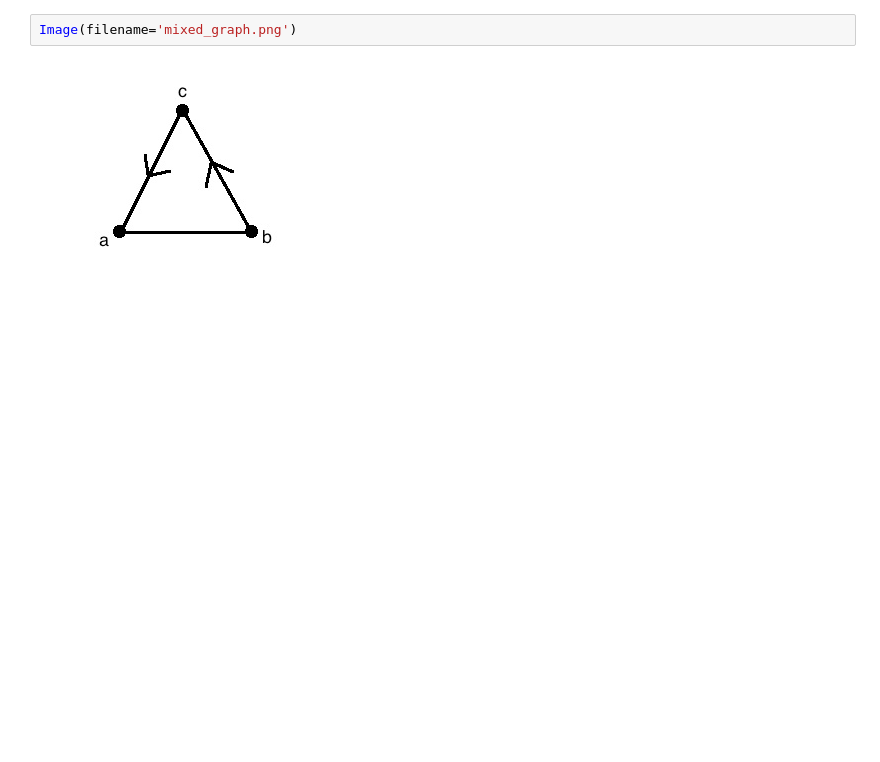
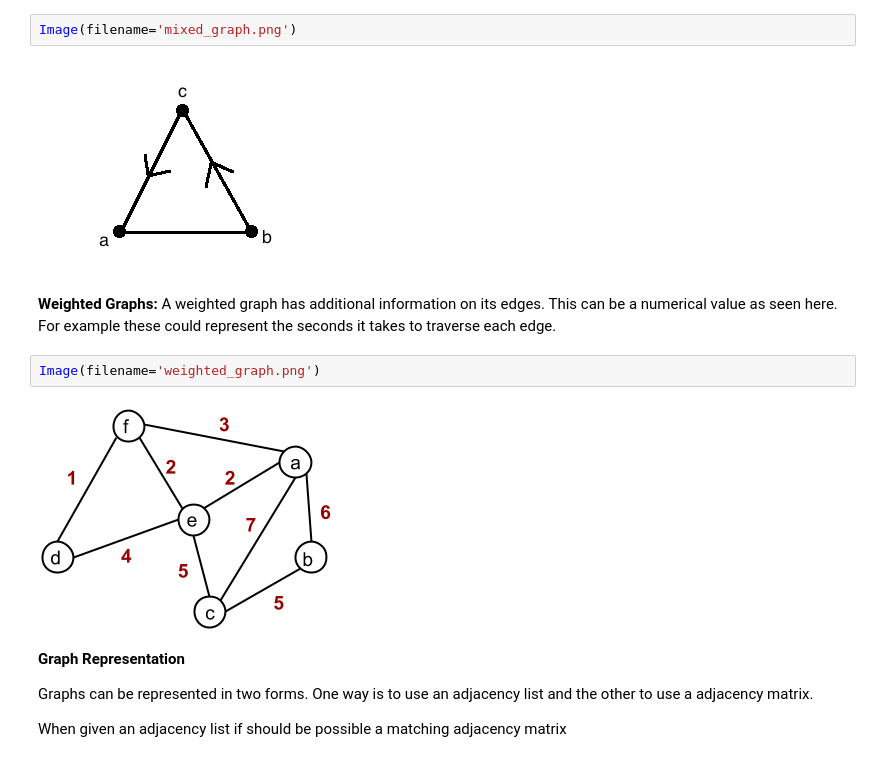
Before and after one commit to gpetepg/data_structures_algorithms, a Jupyter notebook: graphs/graphs.ipynb, the cells around one changed output. Saved outputs shown, nothing was run; the diff lists cells and outputs as text; blank space fills up the shorter version.

Commit message:
Graphs

```diff
--- a/graphs/graphs.ipynb
+++ b/graphs/graphs.ipynb
@@ -55,3 +68,15 @@ Image(filename='undirected_graph.png')
 Image(filename='mixed_graph.png')
 # %% [output]
 [figure]
+# %% [markdown]
+<b>Weighted Graphs:</b> A weighted graph has additional information on its edges. This can be a numerical value as seen here. For example these could represent the seconds it takes to traverse each edge.
+# %%
+Image(filename='weighted_graph.png')
+# %% [output]
+[figure, added]
+# %% [markdown]
+<b>Graph Representation</b>
+
+Graphs can be represented in two forms. One way is to use an adjacency list and the other to use a adjacency matrix.
+
+When given an adjacency list if should be possible a matching adjacency matrix
```
Also changed, not shown: parts of 22 cells of this notebook, 3 other files.
